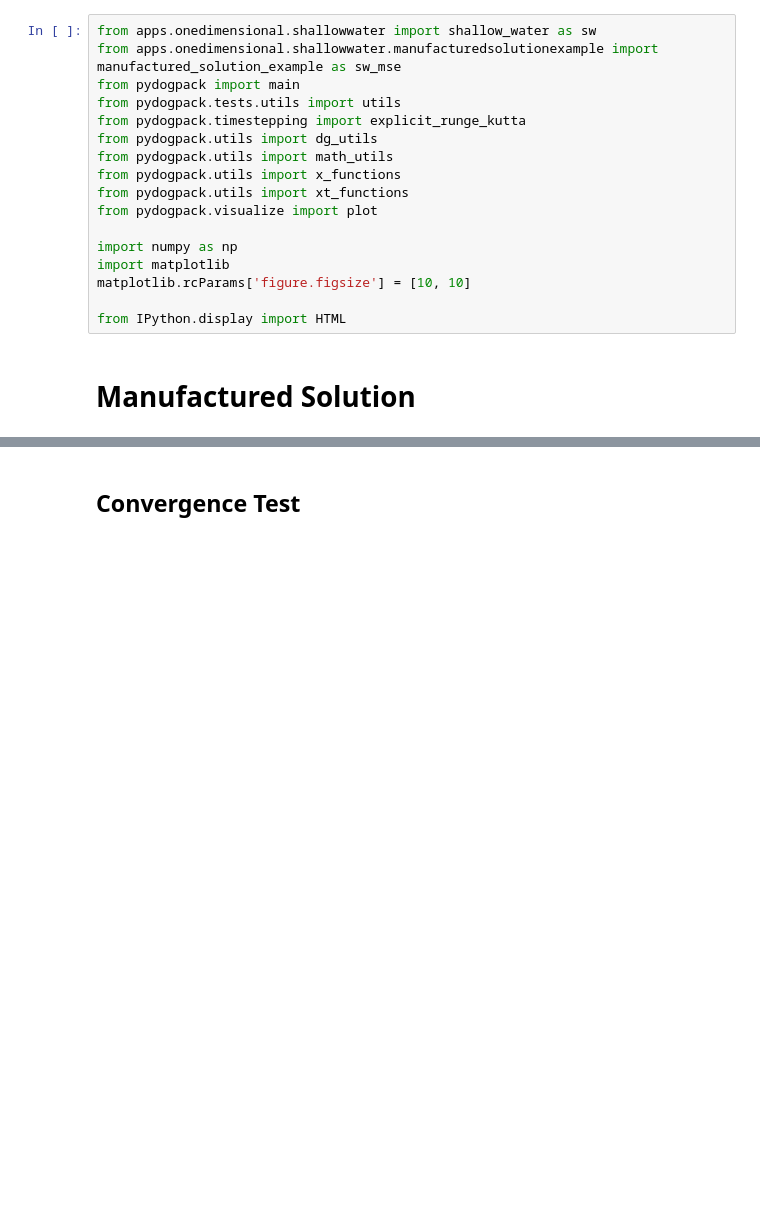
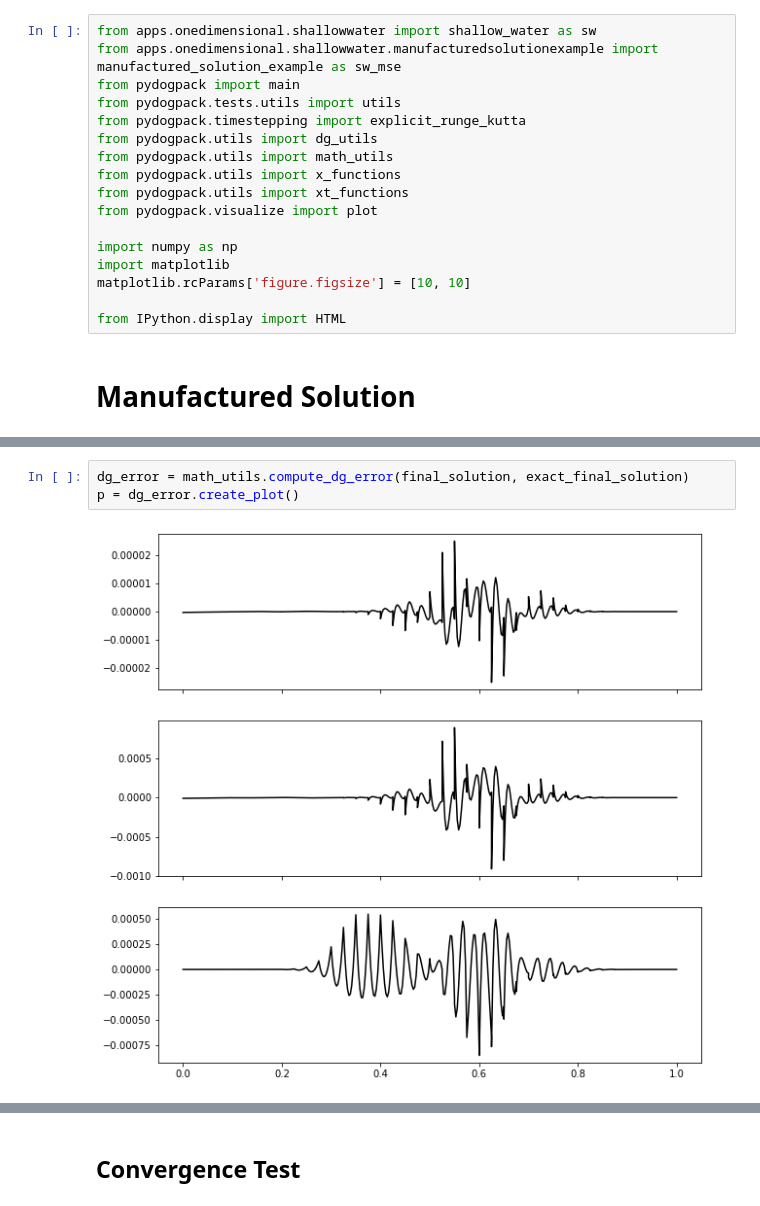
Before and after one commit to caleblogemann/pydogpack, a Jupyter notebook: apps/onedimensional/shallowwater/manufacturedsolutionexample/manufactured_solution_example.ipynb, the cells around one changed output, grey strips where cells are left out. Drawn from its saved outputs; the diff is of its cells as text; blank space fills up the shorter version.

```diff
--- a/apps/onedimensional/shallowwater/manufacturedsolutionexample/manufactured_solution_example.ipynb
+++ b/apps/onedimensional/shallowwater/manufacturedsolutionexample/manufactured_solution_example.ipynb
@@ -96,0 +111,5 @@ error
+# %%
+dg_error = math_utils.compute_dg_error(final_solution, exact_final_solution)
+p = dg_error.create_plot()
+# %% [output]
+[figure, added]
```
Also changed, not shown: parts of 15 cells of this notebook, 2 other files.
